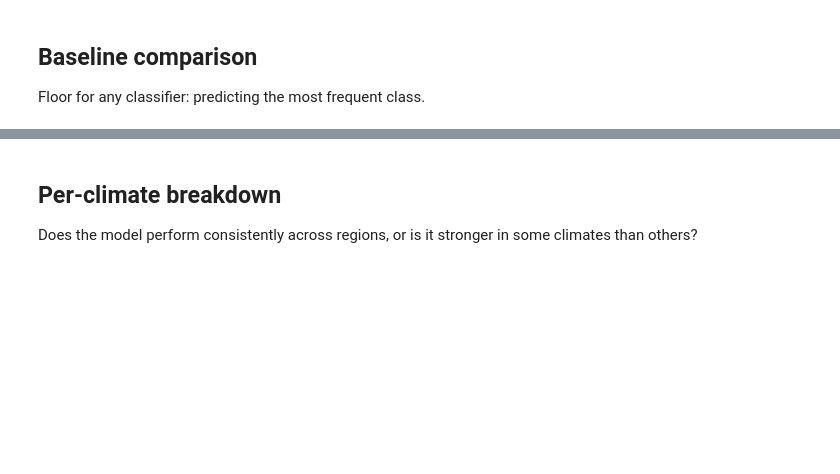
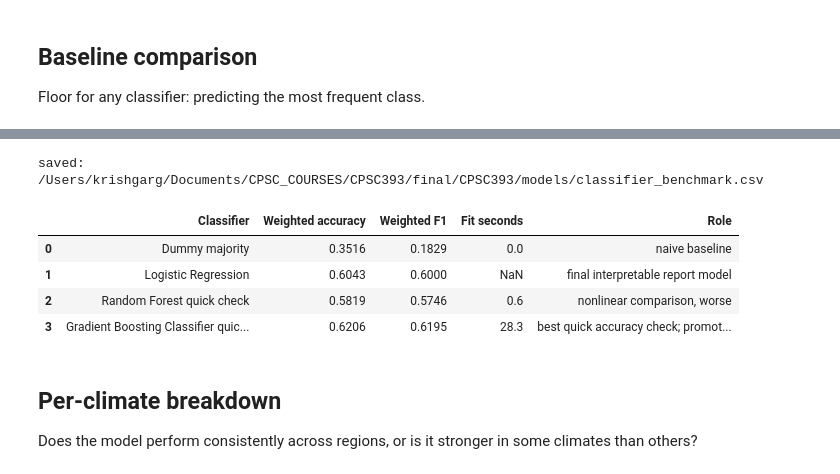
Before and after one commit to arya-kumar1/CPSC393, a Jupyter notebook: notebooks/03_classification.ipynb, the cells around one changed output, grey strips where cells are left out. Saved outputs shown, nothing was run; the diff lists cells and outputs as text; code cells hidden in the pictures; blank space fills up the shorter version.

```diff
--- a/notebooks/03_classification.ipynb
+++ b/notebooks/03_classification.ipynb
@@ -256,3 +268,76 @@ absolute lift:        +0.2523 accuracy, +0.4167 F1
+# %%
+benchmark_preprocess = ColumnTransformer([
+    ('num', numeric_pipe,    NUMERIC),
+    ('cat', Pipeline([
+        ('onehot', OneHotEncoder(handle_unknown='ignore', sparse_output=False)),
+    ]), CATEGORICAL),
+])
+
+benchmark_rows = [
+    {
+        'Classifier': 'Dummy majority',
+        'Weighted accuracy': acc_d,
+        'Weighted F1': f1_d,
+        'Fit seconds': 0.0,
+        'Role': 'naive baseline',
+    },
+    {
+        'Classifier': 'Logistic Regression',
+        'Weighted accuracy': acc,
+        'Weighted F1': f1,
+        'Fit seconds': np.nan,
+        'Role': 'final interpretable report model',
+    },
+]
+
+quick_models = [
+    (
+        'Random Forest quick check',
+        RandomForestClassifier(n_estimators=200, n_jobs=-1, random_state=42),
+        'nonlinear comparison, worse',
+    ),
+    (
+        'Gradient Boosting Classifier quick check',
+        GradientBoostingClassifier(n_estimators=200, learning_rate=0.1, max_depth=3, random_state=42),
+        'best quick accuracy check; promote if optimizing F1',
+    ),
+]
+
+for name, model, role in quick_models:
+    pipe = Pipeline([
+        ('pre', benchmark_preprocess),
+        ('model', model),
+    ])
+    t0 = time.time()
+    pipe.fit(X_train, y_train, model__sample_weight=w_train.values)
+    y_hat = pipe.predict(X_test)
+    fit_seconds = time.time() - t0
+    bench_acc = accuracy_score(y_test, y_hat, sample_weight=w_test)
+    _, _, bench_f1, _ = precision_recall_fscore_support(
+        y_test, y_hat, average='weighted', sample_weight=w_test, zero_division=0)
+    benchmark_rows.append({
+        'Classifier': name,
+        'Weighted accuracy': bench_acc,
+        'Weighted F1': bench_f1,
+        'Fit seconds': fit_seconds,
+        'Role': role,
+    })
+
+classifier_benchmark = pd.DataFrame(benchmark_rows)
+classifier_benchmark[['Weighted accuracy', 'Weighted F1']] = classifier_benchmark[['Weighted accuracy', 'Weighted F1']].round(4)
+classifier_benchmark['Fit seconds'] = classifier_benchmark['Fit seconds'].round(1)
+
+benchmark_path = os.path.join(MODELS_DIR, 'classifier_benchmark.csv')
+classifier_benchmark.to_csv(benchmark_path, index=False)
+print('saved:', benchmark_path)
+classifier_benchmark
+# %% [output]
+saved: /Users/krishgarg/Documents/CPSC_COURSES/CPSC393/final/CPSC393/models/classifier_benchmark.csv
+|  | Classifier | Weighted accuracy | Weighted F1 | Fit seconds | Role |
+| 0 | Dummy majority | 0.3516 | 0.1829 | 0.0 | naive baseline |
+| 1 | Logistic Regression | 0.6043 | 0.6000 | NaN | final interpretable report model |
+| 2 | Random Forest quick check | 0.5819 | 0.5746 | 0.6 | nonlinear comparison, worse |
+| 3 | Gradient Boosting Classifier quic... | 0.6206 | 0.6195 | 28.3 | best quick accuracy check; promot... |
 # %% [markdown]
 ## Per-climate breakdown
 
```
Also changed, not shown: parts of 11 cells of this notebook, 10 other files.
